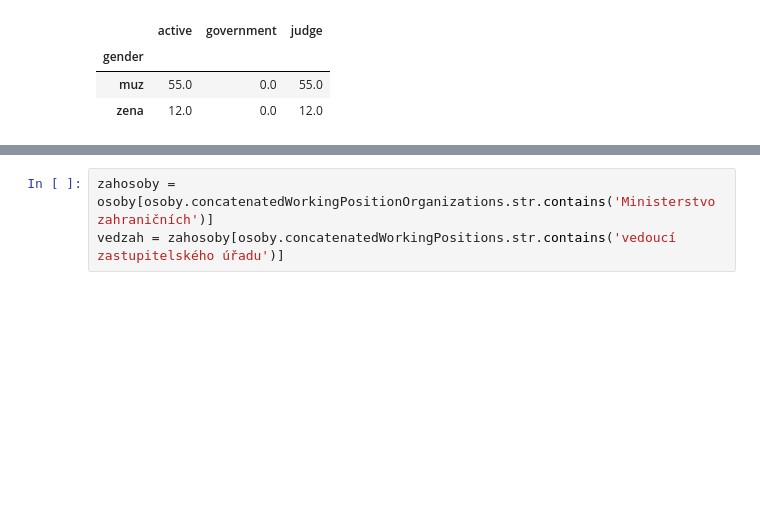
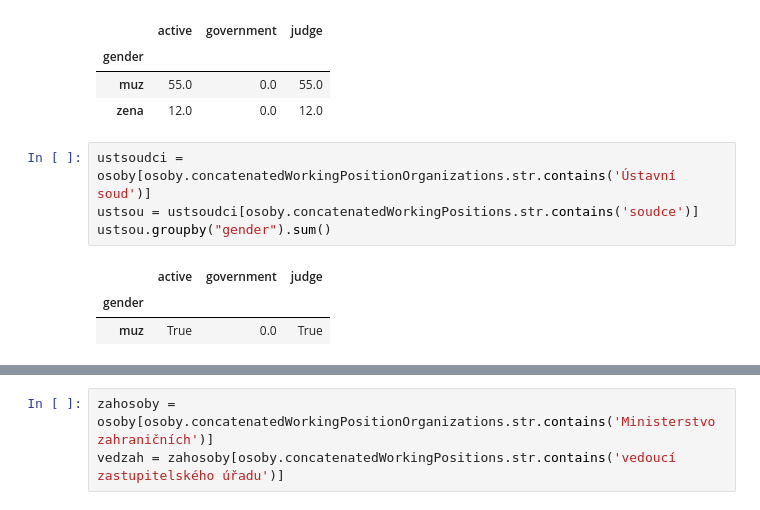
Before and after one commit to DataRozhlas/gender-gap, a Jupyter notebook: analyza_cro.ipynb, the cells around one changed output, grey strips where cells are left out. Saved outputs shown, nothing was run; the diff lists cells and outputs as text; blank space fills up the shorter version.

```diff
--- a/analyza_cro.ipynb
+++ b/analyza_cro.ipynb
@@ -188,6 +188,14 @@ nejsou.groupby("gender").sum()
 | gender |  |  |  |
 | muz | 55.0 | 0.0 | 55.0 |
 | zena | 12.0 | 0.0 | 12.0 |
+# %%
+ustsoudci = osoby[osoby.concatenatedWorkingPositionOrganizations.str.contains('Ústavní soud')]
+ustsou = ustsoudci[osoby.concatenatedWorkingPositions.str.contains('soudce')]
+ustsou.groupby("gender").sum()
+# %% [output]
+|  | active | government | judge |
+| gender |  |  |  |
+| muz | True | 0.0 | True |
 # %%
 vrchsoudci = osoby[osoby.concatenatedWorkingPositionOrganizations.str.contains('Vrchní soud')]
 vrchsou = vrchsoudci[osoby.concatenatedWorkingPositions.str.contains('soudce')]
```
Also changed, not shown: parts of 61 cells of this notebook.
